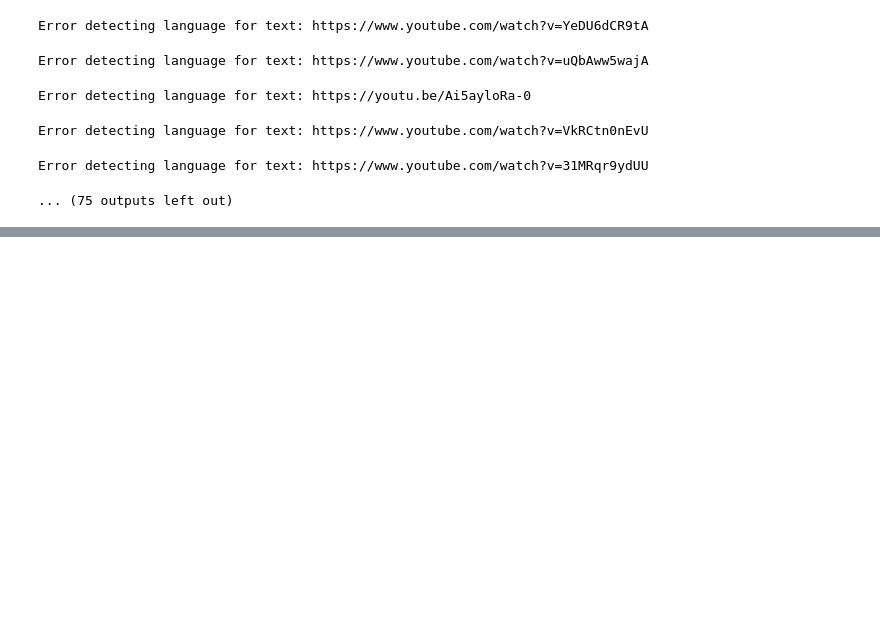
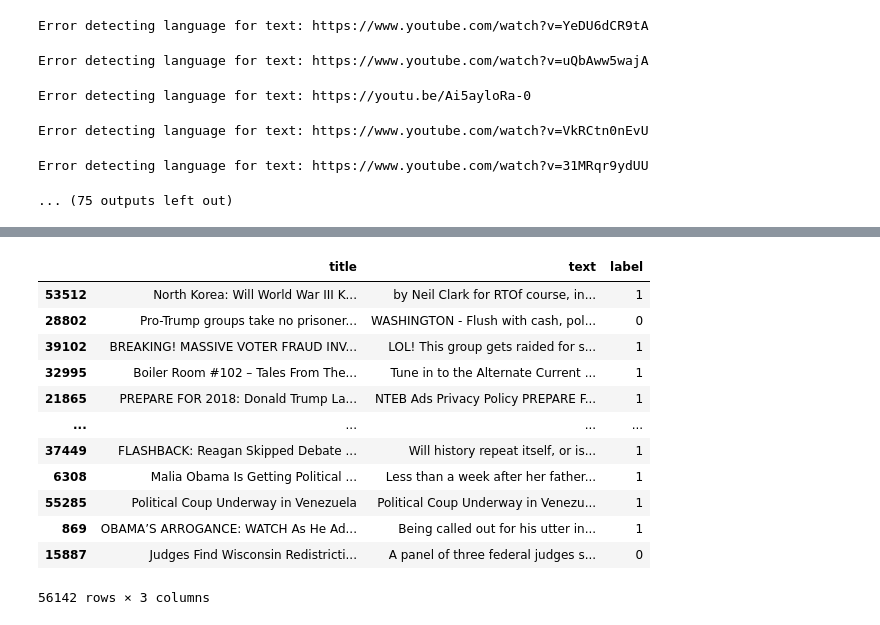
Before and after one commit to Apostol-Alin/NLP-fake-news-detection, a Jupyter notebook: dataset_cleanup.ipynb, the cells around one changed output, grey strips where cells are left out. Cells and saved outputs as stored; diff of their text form; code cells hidden in the pictures; blank space fills up the shorter version.

Commit message:
finish dataset cleanup

```diff
--- a/dataset_cleanup.ipynb
+++ b/dataset_cleanup.ipynb
@@ -57,3 +57,18 @@ Error detecting language for text: https://youtu.be/Ai5ayloRa-0
 Error detecting language for text: https://www.youtube.com/watch?v=VkRCtn0nEvU
 Error detecting language for text: https://www.youtube.com/watch?v=31MRqr9ydUU
 ... (75 outputs left out)
+# %%
+dataset = pd.read_csv('dataset_clean.csv')
+dataset = dataset.dropna()
+dataset.drop(columns=['Unnamed: 0'], inplace=True)
+dataset['text'] = dataset['text'].str.replace(r'\s*\(Reuters\)', '', regex=True)
+# %%
+from sklearn.model_selection import train_test_split
+train_data, remaining_data = train_test_split(dataset, test_size=0.2, random_state=42)
+val_data, test_data = train_test_split(remaining_data, test_size=0.5, random_state=42)
+print(train_data.info())
+print(val_data.info())
+print(test_data.info())
+train_data.to_csv('train_data.csv', index=False)
+val_data.to_csv('val_data.csv', index=False)
+test_data.to_csv('test_data.csv', index=False)
@@ -59,0 +93,16 @@ Error detecting language for text: https://www.youtube.com/watch?v=31MRqr9ydUU
+# %%
+train_data
+# %% [output]
+|  | title | text | label |
+| 53512 | North Korea: Will World War III K... | by Neil Clark for RTOf course, in... | 1 |
+| 28802 | Pro-Trump groups take no prisoner... | WASHINGTON - Flush with cash, pol... | 0 |
+| 39102 | BREAKING! MASSIVE VOTER FRAUD INV... | LOL! This group gets raided for s... | 1 |
+| 32995 | Boiler Room #102 – Tales From The... | Tune in to the Alternate Current ... | 1 |
+| 21865 | PREPARE FOR 2018: Donald Trump La... | NTEB Ads Privacy Policy PREPARE F... | 1 |
+| ... | ... | ... | ... |
+| 37449 | FLASHBACK: Reagan Skipped Debate ... | Will history repeat itself, or is... | 1 |
+| 6308 | Malia Obama Is Getting Political ... | Less than a week after her father... | 1 |
+| 55285 | Political Coup Underway in Venezuela | Political Coup Underway in Venezu... | 1 |
+| 869 | OBAMA’S ARROGANCE: WATCH As He Ad... | Being called out for his utter in... | 1 |
+| 15887 | Judges Find Wisconsin Redistricti... | A panel of three federal judges s... | 0 |
+56142 rows × 3 columns
```
Also changed, not shown: parts of 3 cells of this notebook, 1 other file.
